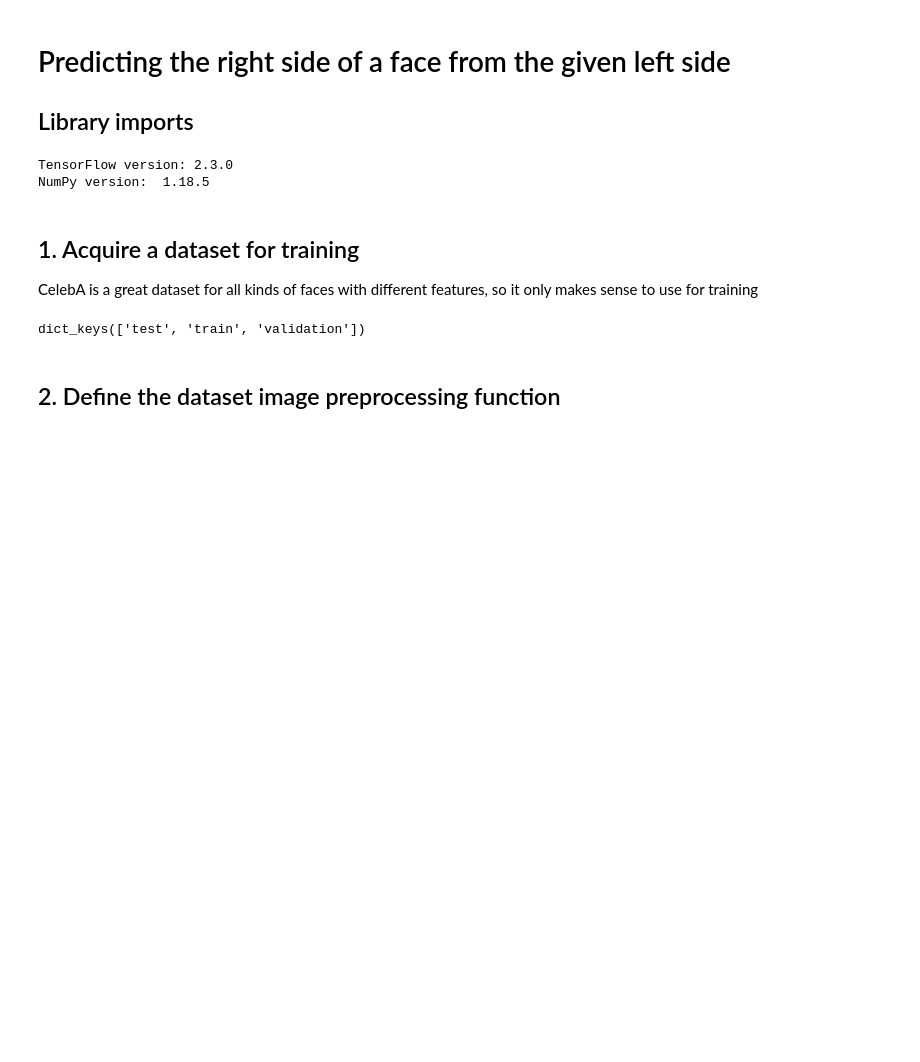
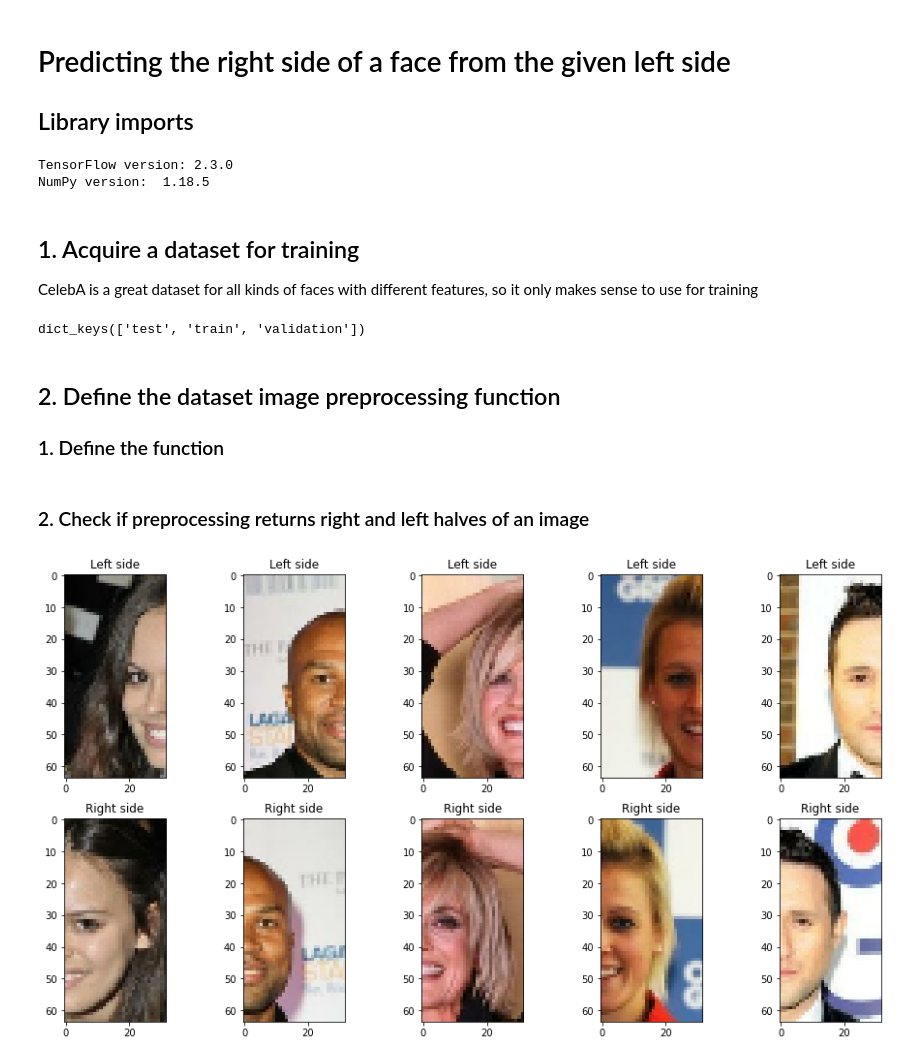
Before and after one commit to yonsken/ml-projects, a Jupyter notebook: other-face-half-project/model_training.ipynb, the cells around one changed output. Drawn from its saved outputs; the diff is of its cells as text; code cells hidden in the pictures; blank space fills up the shorter version.

Commit message:
Fix preprocessing function and add section to check its results

```diff
--- a/other-face-half-project/model_training.ipynb
+++ b/other-face-half-project/model_training.ipynb
@@ -27,6 +28,7 @@ celeba_test = celeba['test']
 dict_keys(['test', 'train', 'validation'])
 # %% [markdown]
 ## 2. Define the dataset image preprocessing function
+### 1. Define the function
 # %%
 def preprocess(example, size=(64, 64)):
     image = example['image']
@@ -38,8 +40,27 @@ def preprocess(example, size=(64, 64)):
         image_cropped, size=size)
     left_side = tf.image.crop_to_bounding_box(
         image_resized, offset_height=0, offset_width=0,
-        target_height=height, target_width=width)
-    rigth_side = tf.image.crop_to_bounding_box(
-        image_resized, offset_height=0, offset_width=width / 2,
-        target_height=height, target_width=width)
+        target_height=height, target_width=int(width / 2))
+    right_side = tf.image.crop_to_bounding_box(
+        image_resized, offset_height=0, offset_width=int(width / 2),
+        target_height=height, target_width=int(width / 2))
     return (left_side / 255.0, right_side / 255.0)
+# %% [markdown]
+### 2. Check if preprocessing returns right and left halves of an image
+# %%
+## Take and preprocess 5 examples:
+examples = []
+for example in celeba_train.take(5):
+    examples.append(preprocess(example))
+
+fig = plt.figure(figsize=(16, 8.5))
+
+for column, (left_side, right_side) in enumerate(examples):
+    ax = fig.add_subplot(2, 5, 1 + column)
+    ax.set_title('Left side', size=12)
+    ax.imshow(left_side)
+    ax = fig.add_subplot(2, 5, 6 + column)
+    ax.set_title('Right side', size=12)
+    ax.imshow(right_side)
+# %% [output]
+[figure, added]
```
Also changed, not shown: parts of 1 cell of this notebook.
